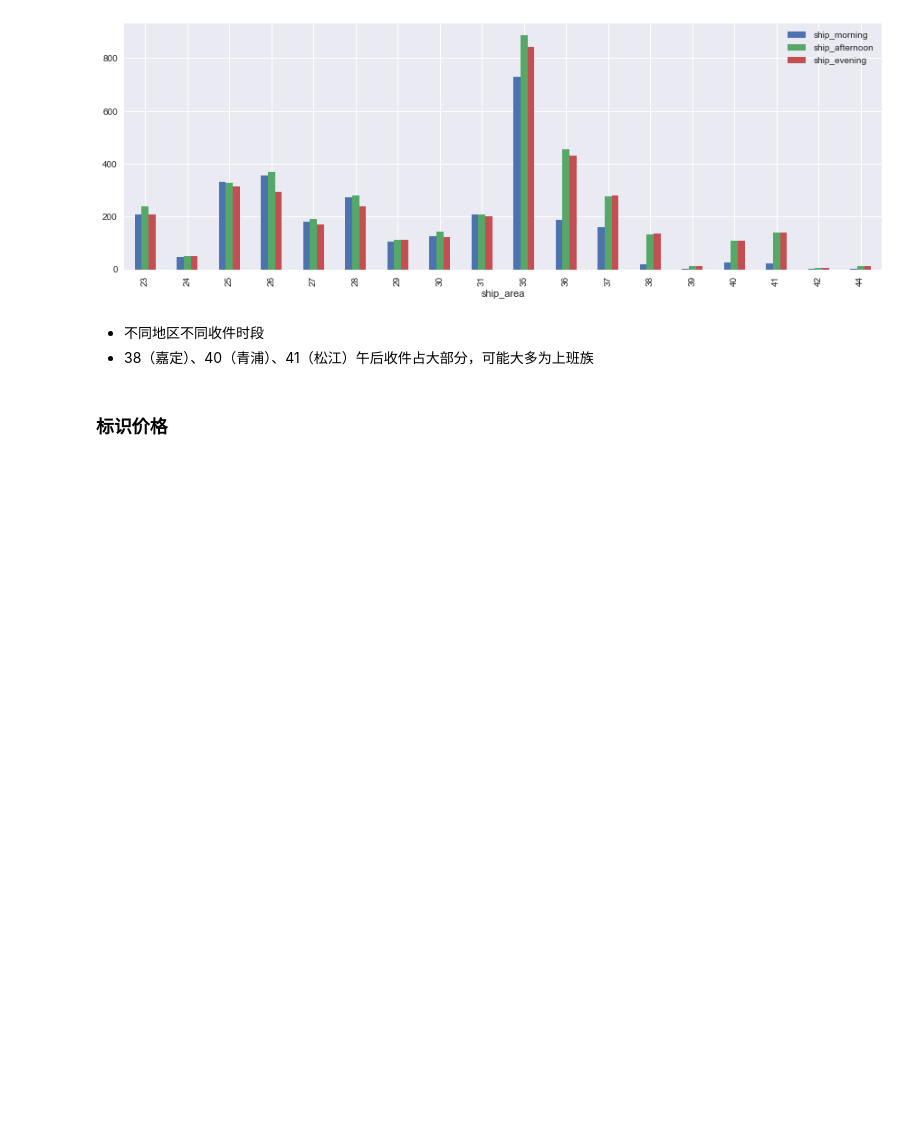
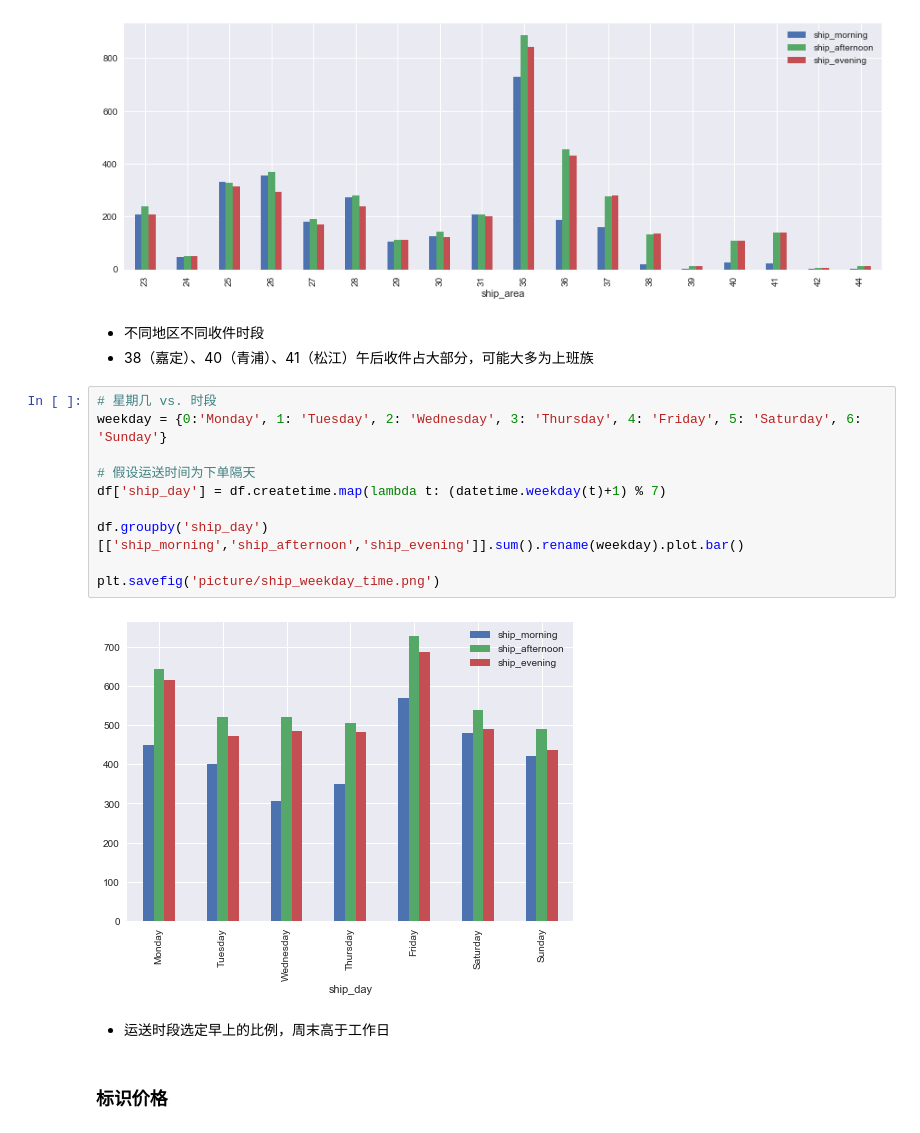
Before and after one commit to hugolu/learn-data-analysis, a Jupyter notebook: yimi/data-analysis.ipynb, the cells around one changed output. Drawn from its saved outputs; the diff is of its cells as text; blank space fills up the shorter version.

```diff
--- a/yimi/data-analysis.ipynb
+++ b/yimi/data-analysis.ipynb
@@ -351,6 +351,20 @@ plt.savefig('picture/ship_area_time.png')
 # %% [markdown]
 - 不同地区不同收件时段
 - 38（嘉定）、40（青浦）、41（松江）午后收件占大部分，可能大多为上班族
+# %%
+# 星期几 vs. 时段
+weekday = {0:'Monday', 1: 'Tuesday', 2: 'Wednesday', 3: 'Thursday', 4: 'Friday', 5: 'Saturday', 6: 'Sunday'}
+
+# 假设运送时间为下单隔天
+df['ship_day'] = df.createtime.map(lambda t: (datetime.weekday(t)+1) % 7)
+
+df.groupby('ship_day')[['ship_morning','ship_afternoon','ship_evening']].sum().rename(weekday).plot.bar()
+
+plt.savefig('picture/ship_weekday_time.png')
+# %% [output]
+[figure, added]
+# %% [markdown]
+- 运送时段选定早上的比例，周末高于工作日
 # %% [markdown]
 ### 标识价格
 # %%
```
Also changed, not shown: 1 other file.
